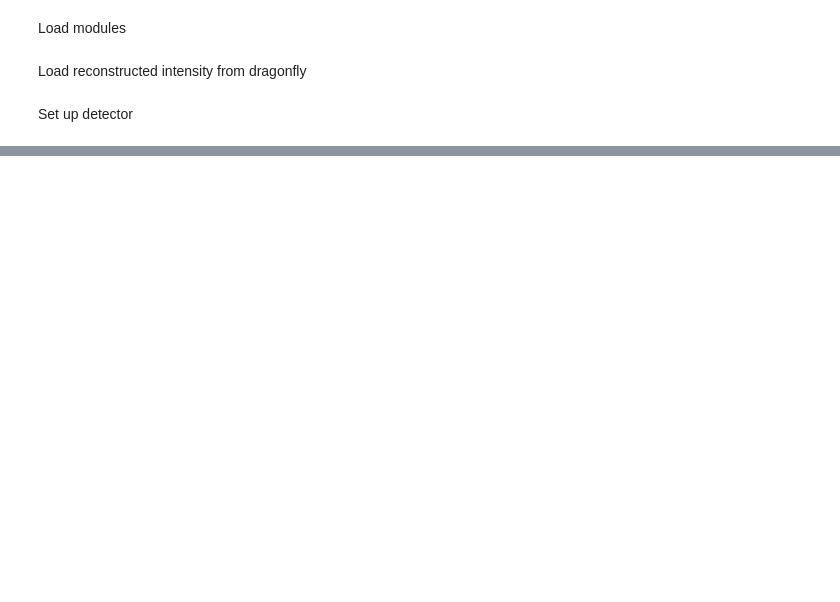
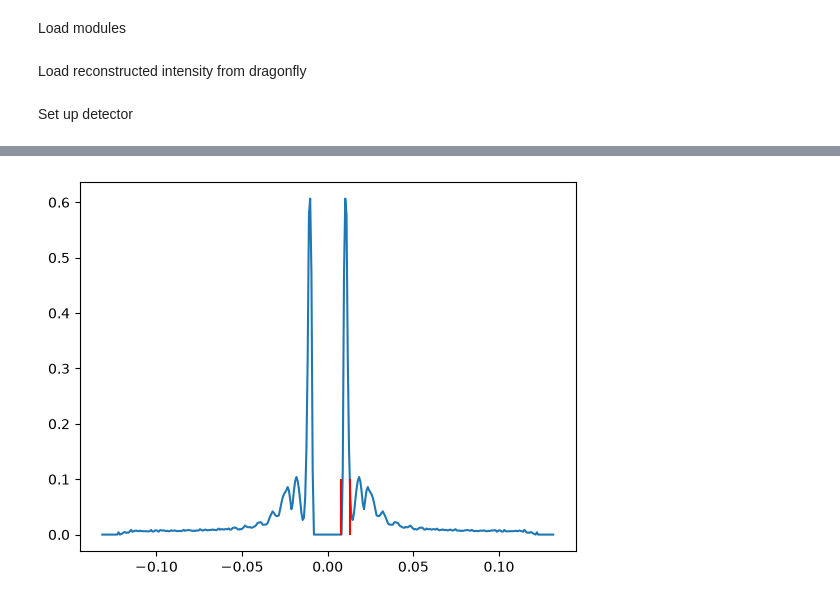
Before and after one commit to YellowSub17/dfly-p6933, a Jupyter notebook: peak_investigation.ipynb, the cells around one changed output, grey strips where cells are left out. Cells and saved outputs as stored; diff of their text form; code cells hidden in the pictures; blank space fills up the shorter version.

```diff
--- a/peak_investigation.ipynb
+++ b/peak_investigation.ipynb
@@ -13,3 +13,82 @@ plt.close('all')
 Load reconstructed intensity from dragonfly
 # %% [markdown]
 Set up detector
+# %%
+%matplotlib inline
+
+
+df_tag = 'hello_rb1_0001'
+output_n = 'output_020.h5'
+
+with h5py.File(f'./{df_tag}/data/{output_n}','r') as f:
+    intens1 = f['/intens'][...]
+intens1 = intens1.squeeze()
+
+det = dragonfly.Detector(fname=f'./{df_tag}/data/det.h5')
+
+# Detector & beam physical parameters
+pixel_size = 0.2  # mm
+det_shape = (256,256)  # detector size in pixels
+beam_center = (128,128)  # (y, x)
+detector_distance = 218 # mm
+
+ewald_rad = 1.0 / 1.26  # 1/A
+
+# 1. Max radius on detector in mm
+max_pixel_dist = np.sqrt(
+    (det_shape[0] - beam_center[0]) ** 2 + (det_shape[1] - beam_center[1]) ** 2
+)
+r_max = max_pixel_dist * pixel_size
+
+# 2. Scale factor (physical q per reciprocal pixel unit)
+theta_max = 0.5 * np.arctan(r_max / detector_distance)
+qmax_phys = 2.0 * ewald_rad * np.sin(theta_max)
+
+scale_factor = qmax_phys / det.qmax()  # physical units per pixel unit
+
+# 3. Create physical q-axis for your 3D volume
+N = intens1.shape[0]
+center = N // 2
+q_pixel_axis = np.arange(N) - center
+q = q_pixel_axis * scale_factor  # 1/A
+#3D volumes of qxyz
+qx,qy,qz = np.meshgrid(q,q,q,)
+qqq = np.sqrt(qx**2 + qy**2 + qz**2)
+
+qqx,qqy= np.meshgrid(q,q,)
+qq = np.sqrt(qqx**2 + qqy**2)
+#q magnitude
+
+
+#remove the outer edge of the dragonfly recon
+intens_crop = np.zeros(intens1.shape)
+intens_crop[:] = intens1
+#intens_crop[qqq>(0.50*qqq.max())] = 0
+
+
+#levels=[0.0075, 0.0128,]
+
+levels=[0.0075, 0.0128,]
+#function to plot a slice of the dragonfly recon, with qbands for peak locations
+def plot_slice(i):
+    fig, ax = plt.subplots(1,1, figsize=(6,12), dpi=100)
+    ax.imshow(intens_crop[i], clim=(0,0.6))
+
+    ax.contour(qqq[i], levels=levels, colors='red', linewidths=0.5, linestyle='dashed')
+
+    plt.title(f'x={i}')
+    plt.show()
+    plt.close(fig)
+
+from ipywidgets import interact, IntSlider, FloatSlider,FloatText
+_ = interact(
+    plot_slice,
+    i=IntSlider(min=0, max=intens_crop.shape[0] - 1, step=1, value=180, description='Slice:'),
+)
+
+
+plt.figure()
+plt.plot(q,intens_crop[180,180,:])
+plt.vlines(x=levels, ymin=0, ymax=0.1, color='red')
+#plot_slice(180)
+# %% [output]
@@ -16,2 +97,3 @@ Set up detector
+[figure, added]
 # %%
 %matplotlib inline
```
Also changed, not shown: parts of 17 cells of this notebook, 6 other files.
